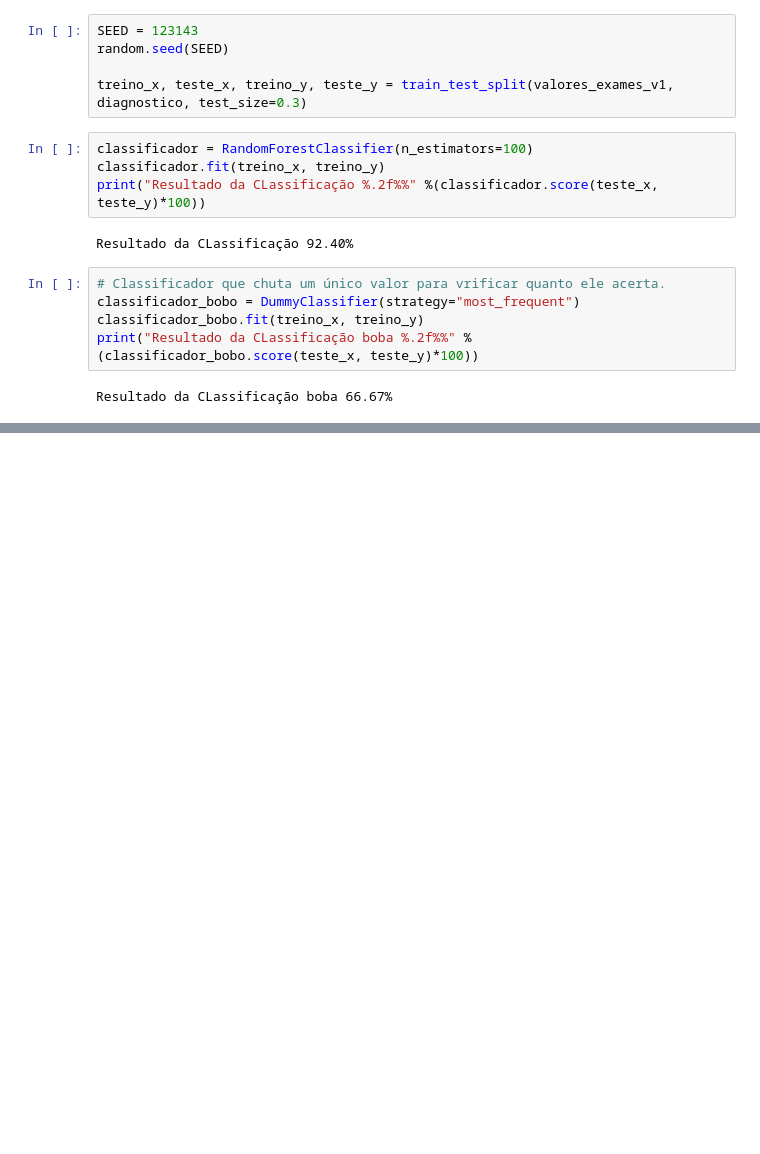
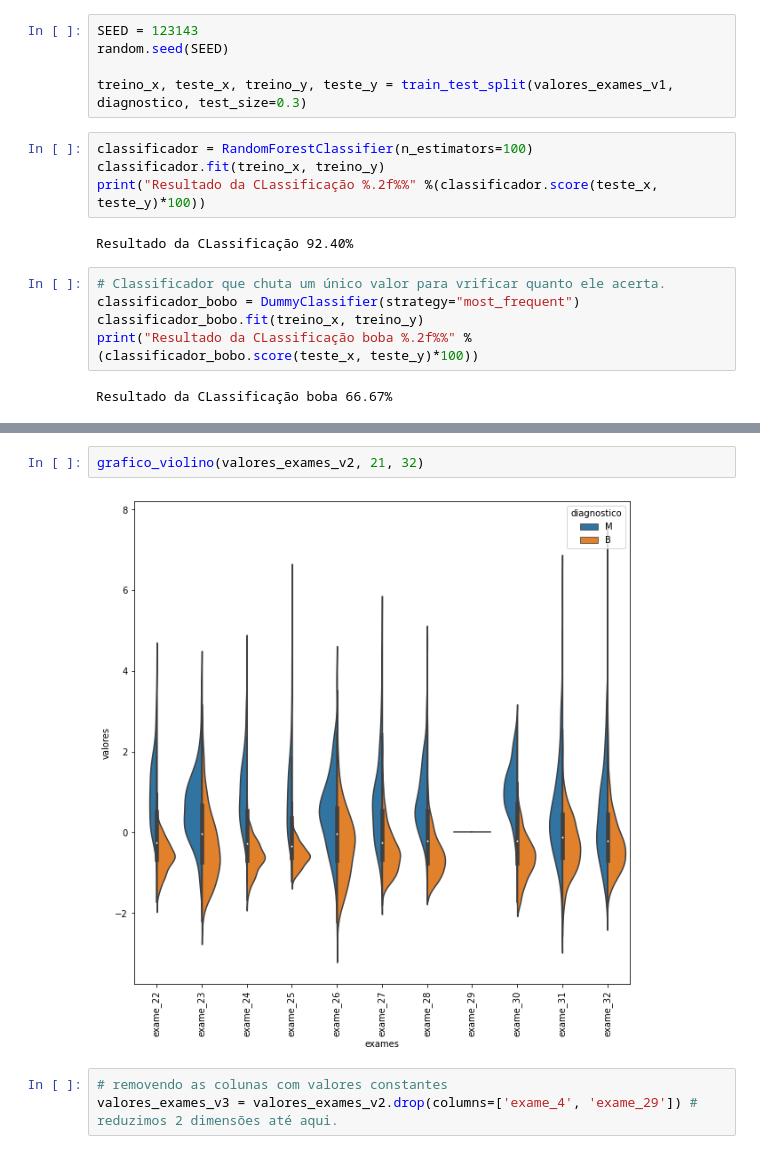
Before and after one commit to laryssastephanie/data_science_studies, a Jupyter notebook: Aulas_Alura/ML_Dados_muitas_dimensoes/reducao_dimensionalidade_1.ipynb, the cells around one changed output, grey strips where cells are left out. Cells and saved outputs as stored; diff of their text form; blank space fills up the shorter version.

```diff
--- a/Aulas_Alura/ML_Dados_muitas_dimensoes/reducao_dimensionalidade_1.ipynb
+++ b/Aulas_Alura/ML_Dados_muitas_dimensoes/reducao_dimensionalidade_1.ipynb
@@ -61,0 +146,7 @@ Resultado da CLassificação boba 66.67%
+# %%
+grafico_violino(valores_exames_v2, 21, 32)
+# %% [output]
+[figure, added]
+# %%
+# removendo as colunas com valores constantes
+valores_exames_v3 = valores_exames_v2.drop(columns=['exame_4', 'exame_29']) # reduzimos 2 dimensões até aqui.
```
Also changed, not shown: parts of 11 cells of this notebook.
